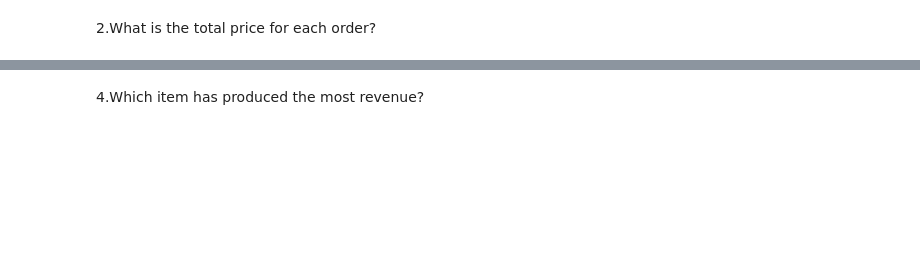
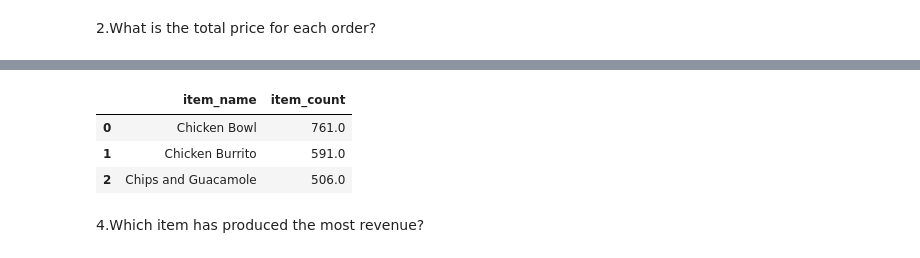
Before and after one commit to Nathanieldewald/numpy-pandas-visualization-exercises, a Jupyter notebook: advanced_dataframes.ipynb, the cells around one changed output, grey strips where cells are left out. Cells and saved outputs as stored; diff of their text form; code cells hidden in the pictures; blank space fills up the shorter version.

```diff
--- a/advanced_dataframes.ipynb
+++ b/advanced_dataframes.ipynb
@@ -409,2 +282,9 @@ Exercises III
+# %%
+pd.read_sql('''select item_name, sum(quantity) as item_count from orders group by item_name order by item_count desc limit 3;''', get_db_url("chipotle"))
+# %% [output]
+|  | item_name | item_count |
+| 0 | Chicken Bowl | 761.0 |
+| 1 | Chicken Burrito | 591.0 |
+| 2 | Chips and Guacamole | 506.0 |
 # %% [markdown]
 4.Which item has produced the most revenue?
```
Also changed, not shown: parts of 24 cells of this notebook, 4 other files.
